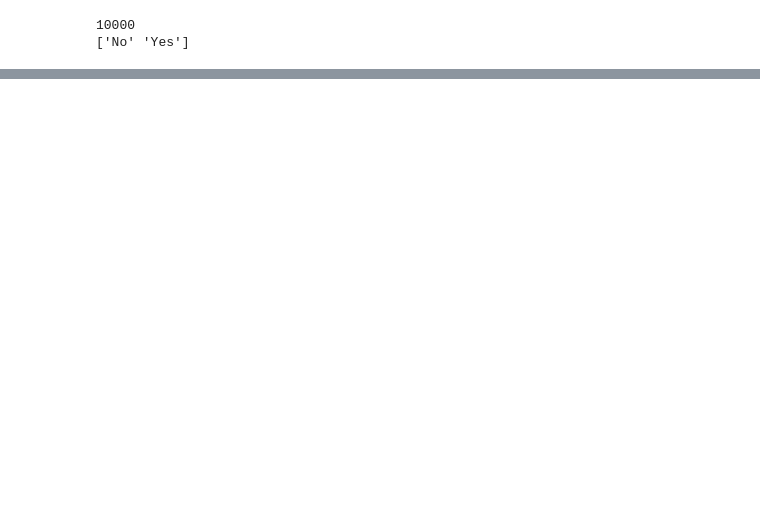
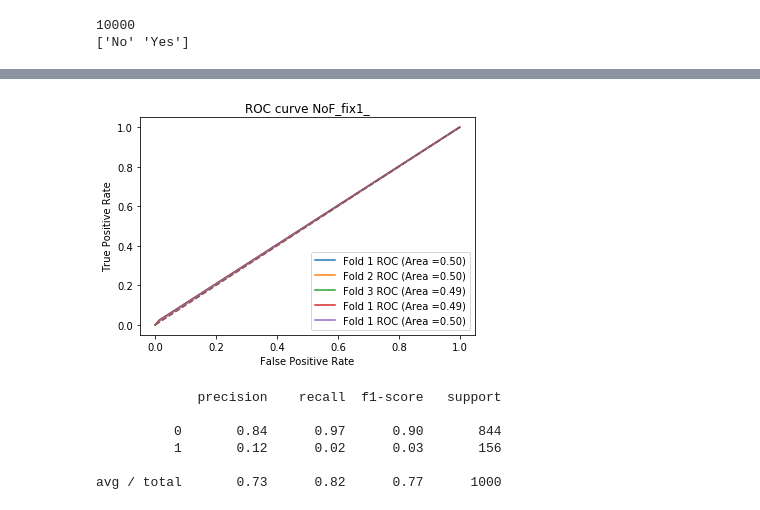
Before and after one commit to RioRocker97/myAI_Project, a Jupyter notebook: myResNet50.ipynb, the cells around one changed output, grey strips where cells are left out. Cells and saved outputs as stored; diff of their text form; code cells hidden in the pictures; blank space fills up the shorter version.

```diff
--- a/myResNet50.ipynb
+++ b/myResNet50.ipynb
@@ -171,0 +196,26 @@ plt.show()
+# %%
+plt.plot(fpr[0],tpr[0],label='Fold 1 ROC (Area =%0.2f)' %auc[0])
+plt.plot(fpr[1],tpr[1],label='Fold 2 ROC (Area =%0.2f)' %auc[1])
+plt.plot(fpr[2],tpr[2],label='Fold 3 ROC (Area =%0.2f)' %auc[2])
+plt.plot(fpr[3],tpr[3],label='Fold 1 ROC (Area =%0.2f)' %auc[3])
+plt.plot(fpr[4],tpr[4],label='Fold 1 ROC (Area =%0.2f)' %auc[4])
+plt.plot([0,1],[0,1],linestyle='--')
+plt.xlabel('False Positive Rate')
+plt.ylabel('True Positive Rate')
+plt.title('ROC curve '+LABEL)
+plt.legend(loc='lower right')
+plt.savefig('Run_Result2/'+LABEL+"ResNet50_5ROC.png")
+plt.show()
+# %% [output]
+[figure, added]
+# %%
+y_pred = myModel.predict_generator(data_gen_test)
+pred = np.argmax(y_pred,axis=1)
+print(classification_report(data_gen_test.classes,pred))
+# %% [output]
+             precision    recall  f1-score   support
+
+          0       0.84      0.97      0.90       844
+          1       0.12      0.02      0.03       156
+
+avg / total       0.73      0.82      0.77      1000
```
Also changed, not shown: parts of 9 cells of this notebook, 42 other files.
